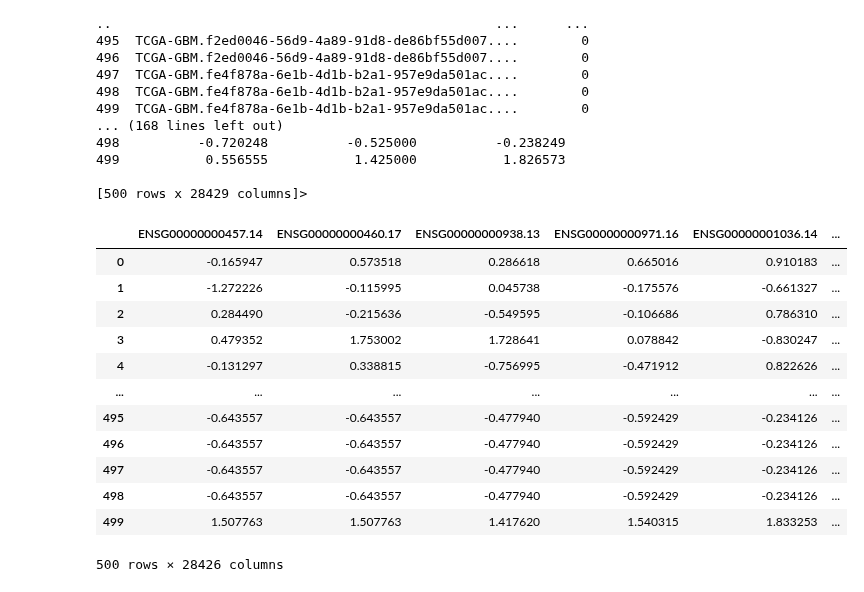
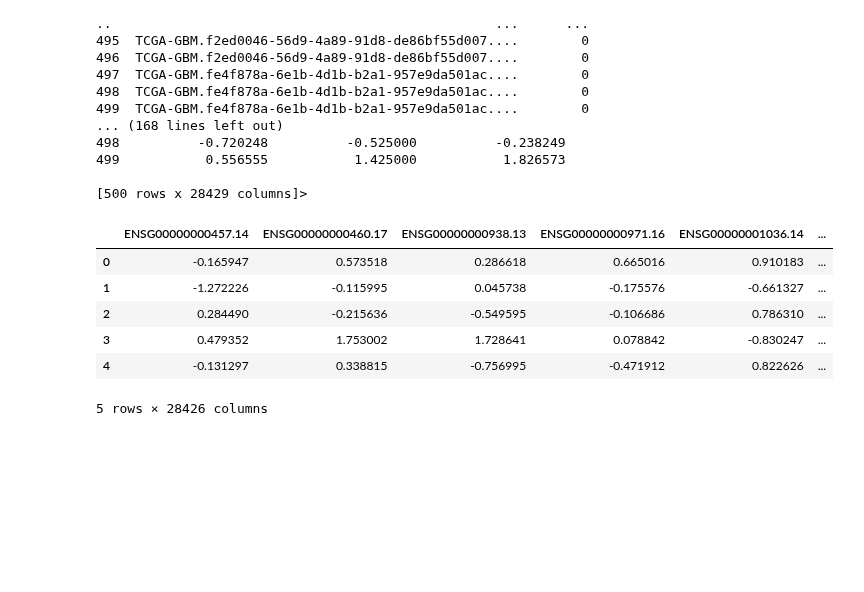
Before and after one commit to tobitotaku/ai-brain-tumor, a Jupyter notebook: 02_pca.ipynb, the cells around one changed output. Drawn from its saved outputs; the diff is of its cells as text; code cells hidden in the pictures; blank space fills up the shorter version.

```diff
--- a/02_pca.ipynb
+++ b/02_pca.ipynb
@@ -54,21 +54,15 @@ print(df.count)
 [500 rows x 28429 columns]>
 # %%
 # data centered around the origin: healthy
-X = df.drop(['healthy', 'patient_id', 'ENSG00000241423.2', ], axis=1)
+X = df.drop(['healthy', 'patient_id', 'ENSG00000241423.2'], axis=1)
 Y = df['healthy']
 
-X
+X.head()
 # %% [output]
 |  | ENSG00000000457.14 | ENSG00000000460.17 | ENSG00000000938.13 | ENSG00000000971.16 | ENSG00000001036.14 | ... |
 | 0 | -0.165947 | 0.573518 | 0.286618 | 0.665016 | 0.910183 | ... |
 | 1 | -1.272226 | -0.115995 | 0.045738 | -0.175576 | -0.661327 | ... |
 | 2 | 0.284490 | -0.215636 | -0.549595 | -0.106686 | 0.786310 | ... |
 | 3 | 0.479352 | 1.753002 | 1.728641 | 0.078842 | -0.830247 | ... |
 | 4 | -0.131297 | 0.338815 | -0.756995 | -0.471912 | 0.822626 | ... |
-| ... | ... | ... | ... | ... | ... | ... |
-| 495 | -0.643557 | -0.643557 | -0.477940 | -0.592429 | -0.234126 | ... |
-| 496 | -0.643557 | -0.643557 | -0.477940 | -0.592429 | -0.234126 | ... |
-| 497 | -0.643557 | -0.643557 | -0.477940 | -0.592429 | -0.234126 | ... |
-| 498 | -0.643557 | -0.643557 | -0.477940 | -0.592429 | -0.234126 | ... |
-| 499 | 1.507763 | 1.507763 | 1.417620 | 1.540315 | 1.833253 | ... |
-500 rows × 28426 columns
+5 rows × 28426 columns
```
Also changed, not shown: parts of 9 cells of this notebook, 2 other files.
